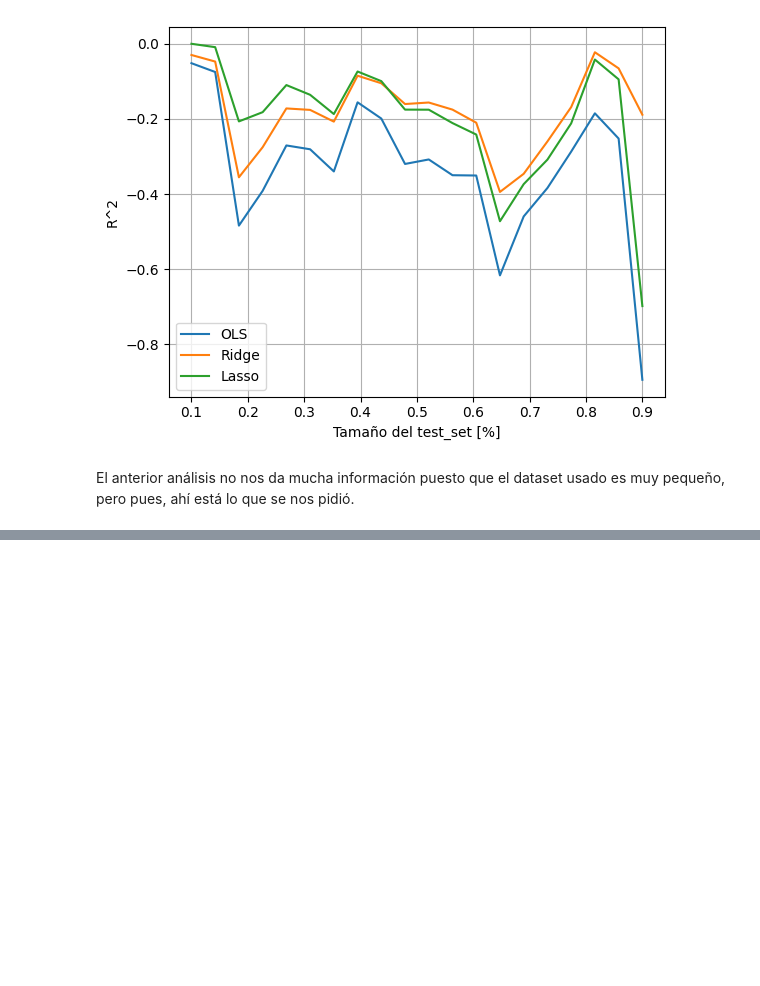
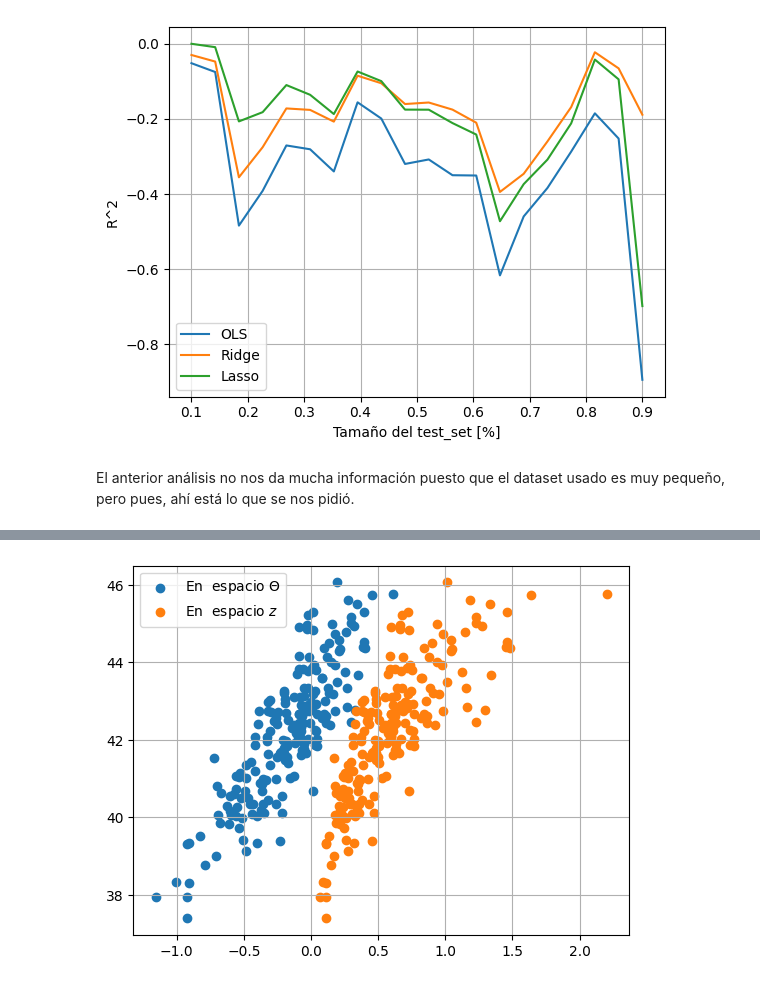
Before and after one commit to saacostad/ComputationalAstroPhysics, a Jupyter notebook: tarea1.ipynb, the cells around one changed output, grey strips where cells are left out. Cells and saved outputs as stored; diff of their text form; code cells hidden in the pictures; blank space fills up the shorter version.

```diff
--- a/tarea1.ipynb
+++ b/tarea1.ipynb
@@ -237,0 +276,44 @@ El anterior análisis no nos da mucha información puesto que el dataset usado e
+# %%
+from sklearn.linear_model import LinearRegression
+from sklearn.metrics import r2_score, mean_squared_error
+from sklearn.model_selection import train_test_split
+import numpy as np
+from scipy.integrate import quad
+import matplotlib.pyplot as plt
+
+# Constantes
+Omega_m = 0.3
+Omega_L = 0.7
+
+# Cargamos data
+data = np.loadtxt("data/Synthetic/data_sample.csv", delimiter=',', skiprows=1)
+
+# Organizamos la data
+z = data[:,0]
+mu = data[:,1]
+
+
+# Para hacer la integral, definimos el integrando
+def integral(z):
+    # z es directamente el array de todos mis z's
+
+    # Define el integrando
+    def integrand(zp):
+        return 1.0 / np.sqrt(Omega_m * (1 + zp)**3 + Omega_L)
+
+    # z = np.atleast_1d(np.asarray(z, dtype=float))
+    results, errors = zip(*[quad(integrand, 0, zi) for zi in z])
+
+    return results
+
+# Creamos el espacio \Theta
+Theta = np.log10((1. + z) * integral(z))
+
+# Probamos una cosa primero, y es que esto debería tender a una línea
+plt.scatter(Theta, mu, label = r"En  espacio $\Theta$")
+plt.scatter(z, mu, label = r"En  espacio $z$")
+plt.grid()
+plt.legend()
+plt.show()
+# %% [output]
+[figure, added]
```
Also changed, not shown: parts of 7 cells of this notebook.
